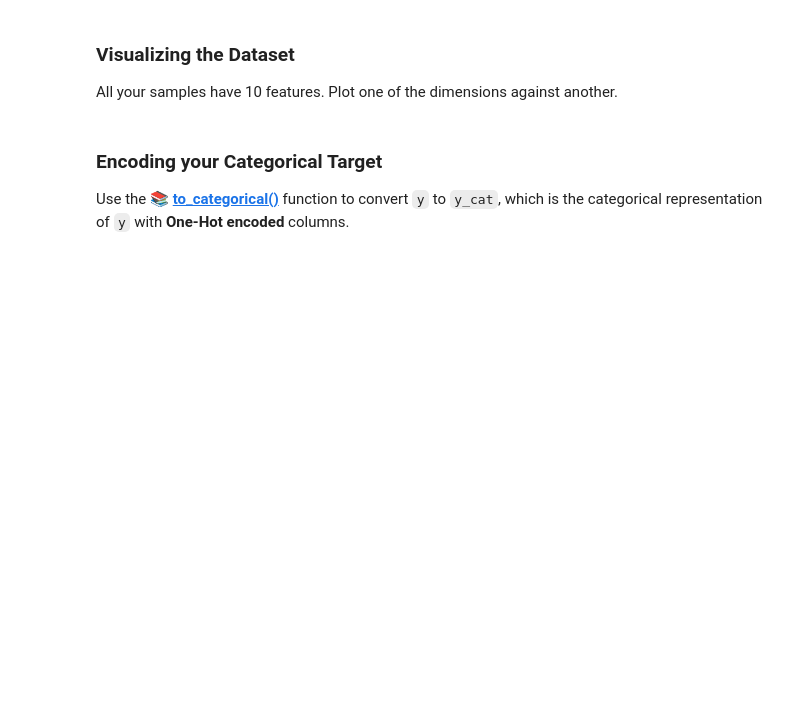
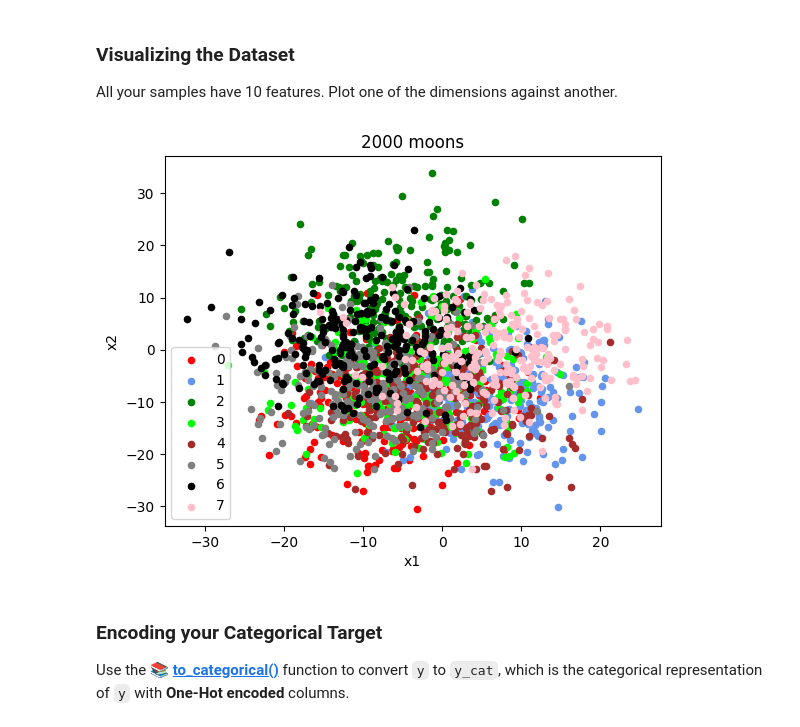
Before and after one commit to roninrp/data-how-to-properly-prevent-overfitting, a Jupyter notebook: how_to_properly_prevent_overfitting.ipynb, the cells around one changed output. Saved outputs shown, nothing was run; the diff lists cells and outputs as text; code cells hidden in the pictures; blank space fills up the shorter version.

```diff
--- a/how_to_properly_prevent_overfitting.ipynb
+++ b/how_to_properly_prevent_overfitting.ipynb
@@ -41,3 +49,7 @@ Generate 2000 samples with 10 features each; there should be 8 classes of blobs
+# %%
+# YOUR CODE HERE
+
+X, y = make_blobs(n_samples=2000, n_features=10, centers=8, cluster_std=7)
 # %% [markdown]
 ### Visualizing the Dataset
 
@@ -47,3 +57,21 @@ All your samples have 10 features. Plot one of the dimensions against another.
+# %%
+# YOUR CODE HERE
+def plot_blobs(X, y, i=0, j=1):
+    df = pd.DataFrame(dict(x1=X[:,i], x2=X[:,j], label=y))
+    colors = {0:'red', 1:'cornflowerblue', 2:'green', 3:'lime', 4:'brown', 5:'gray', 6:'black', 7:'pink'}
+    fig, ax = plt.subplots()
+    grouped = df.groupby('label')
+
+    for key, group in grouped:
+        group.plot(ax=ax, kind='scatter', x='x1', y='x2', label=key, color=colors[key])
+
+
+    plt.title(f"{len(X)} moons")
+    plt.show()
+
+plot_blobs(X, y, 3,4)
+# %% [output]
+[figure, added]
 # %% [markdown]
 ### Encoding your Categorical Target
 
```
Also changed, not shown: parts of 35 cells of this notebook.
